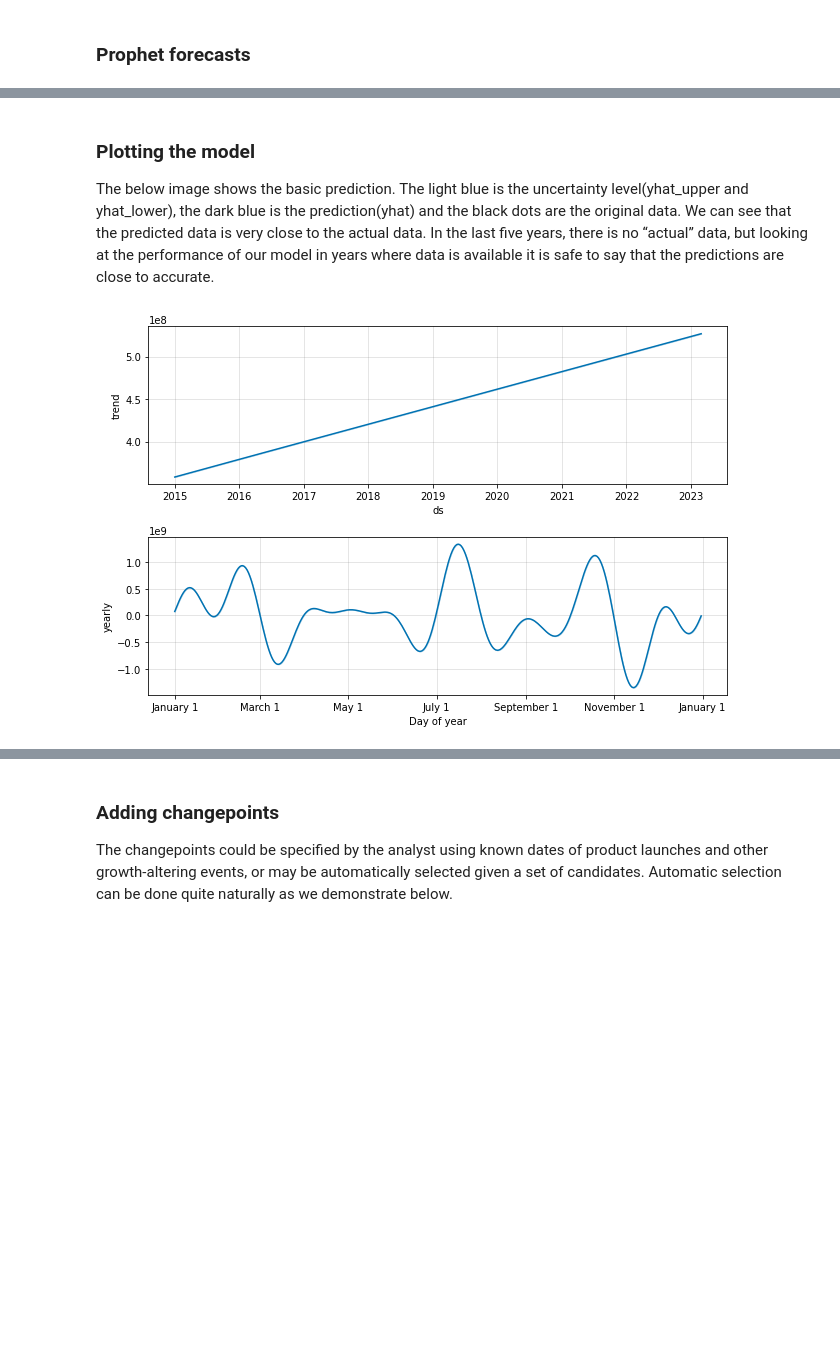
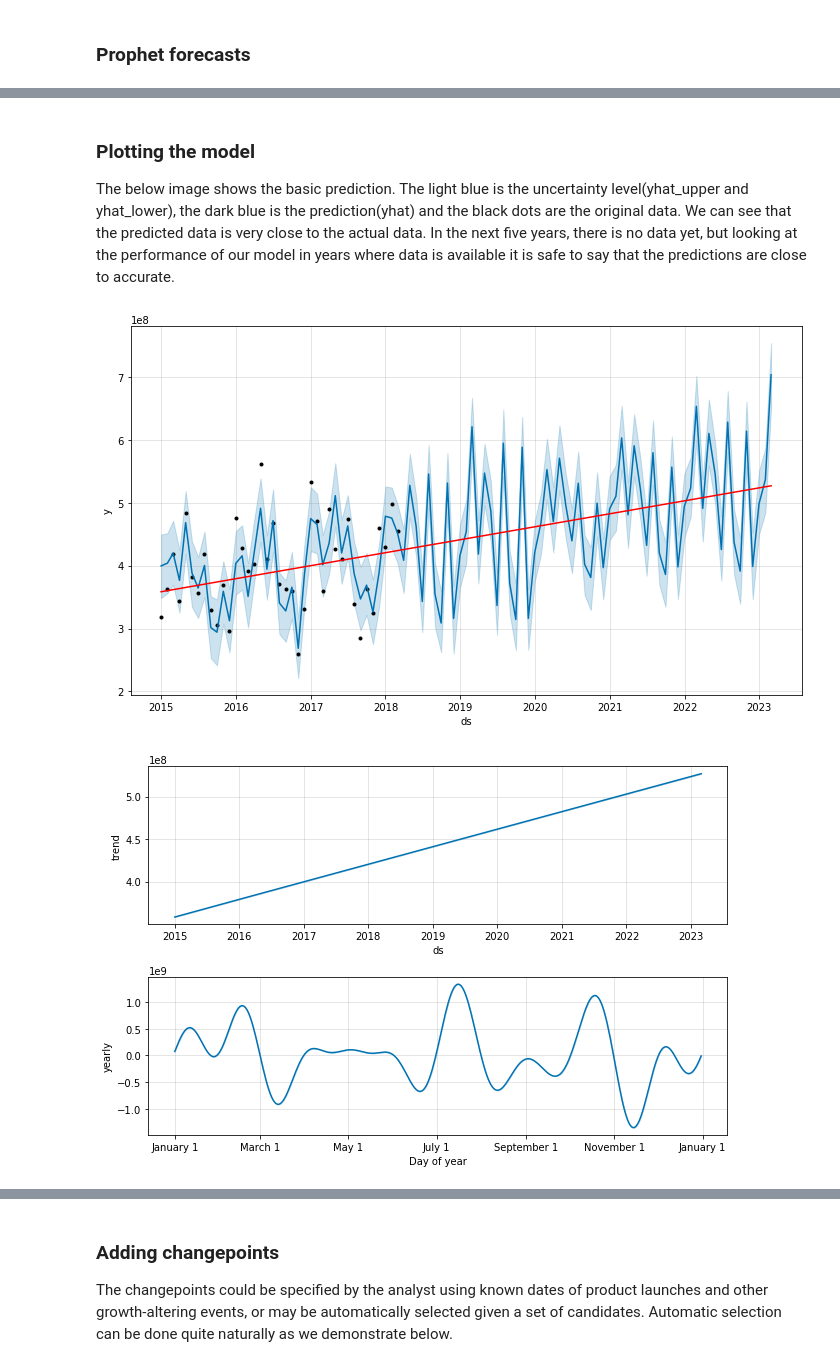
Before and after one commit to TomasCostaK/Prophet_Timeseries, a Jupyter notebook: PROPHET.ipynb, the cells around one changed output, grey strips where cells are left out. Saved outputs shown, nothing was run; the diff lists cells and outputs as text; code cells hidden in the pictures; blank space fills up the shorter version.

```diff
--- a/PROPHET.ipynb
+++ b/PROPHET.ipynb
@@ -139,9 +140,12 @@ forecast[['ds', 'yhat', 'yhat_lower', 'yhat_upper', 'trend', 'trend_lower', 'tre
 # %% [markdown]
 ### Plotting the model
 
-The below image shows the basic prediction. The light blue is the uncertainty level(yhat_upper and yhat_lower), the dark blue is the prediction(yhat) and the black dots are the original data. We can see that the predicted data is very close to the actual data. In the last five years, there is no “actual” data, but looking at the performance of our model in years where data is available it is safe to say that the predictions are close to accurate.
+The below image shows the basic prediction. The light blue is the uncertainty level(yhat_upper and yhat_lower), the dark blue is the prediction(yhat) and the black dots are the original data. We can see that the predicted data is very close to the actual data. In the next five years, there is no data yet, but looking at the performance of our model in years where data is available it is safe to say that the predictions are close to accurate.
-# %%
-fig2 = m.plot_components(forecast)
-# %% [output]
-[figure, removed]
+# %%
+fig1 = m.plot(forecast)
+a = add_changepoints_to_plot(fig1.gca(), m, forecast)
+fig2 = m.plot_components(forecast)
+# %% [output]
+[figure, added]
+[figure, added]
 # %% [markdown]
```
Also changed, not shown: parts of 7 cells of this notebook.
